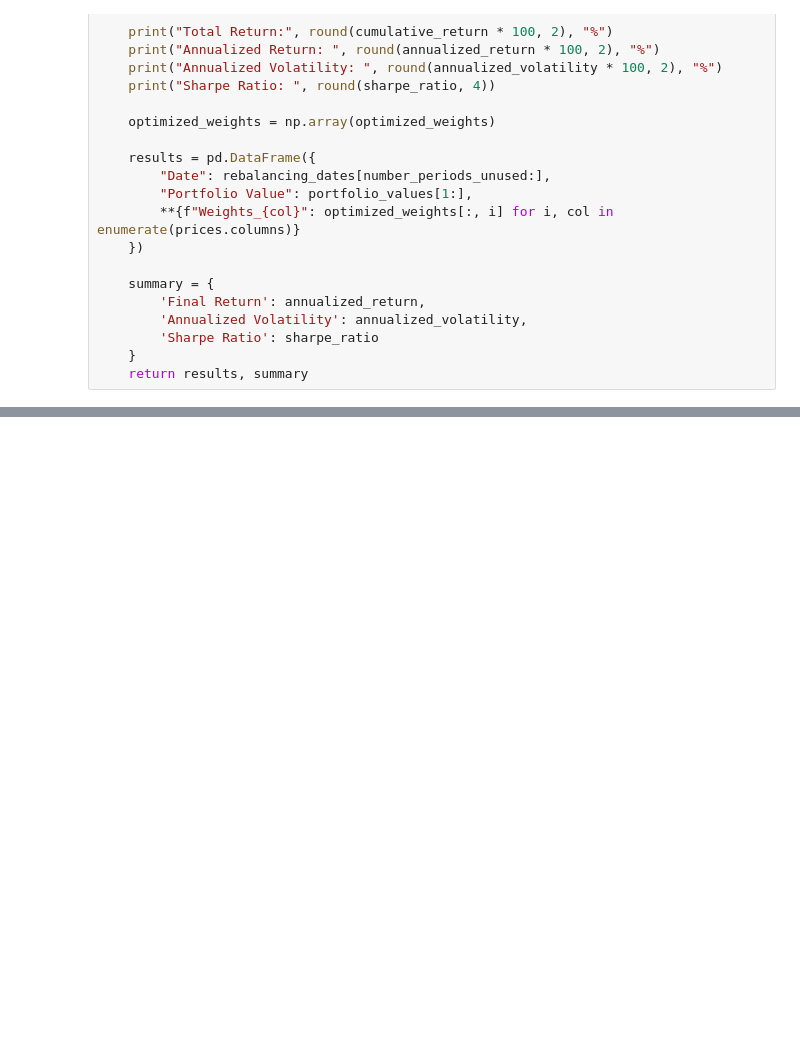
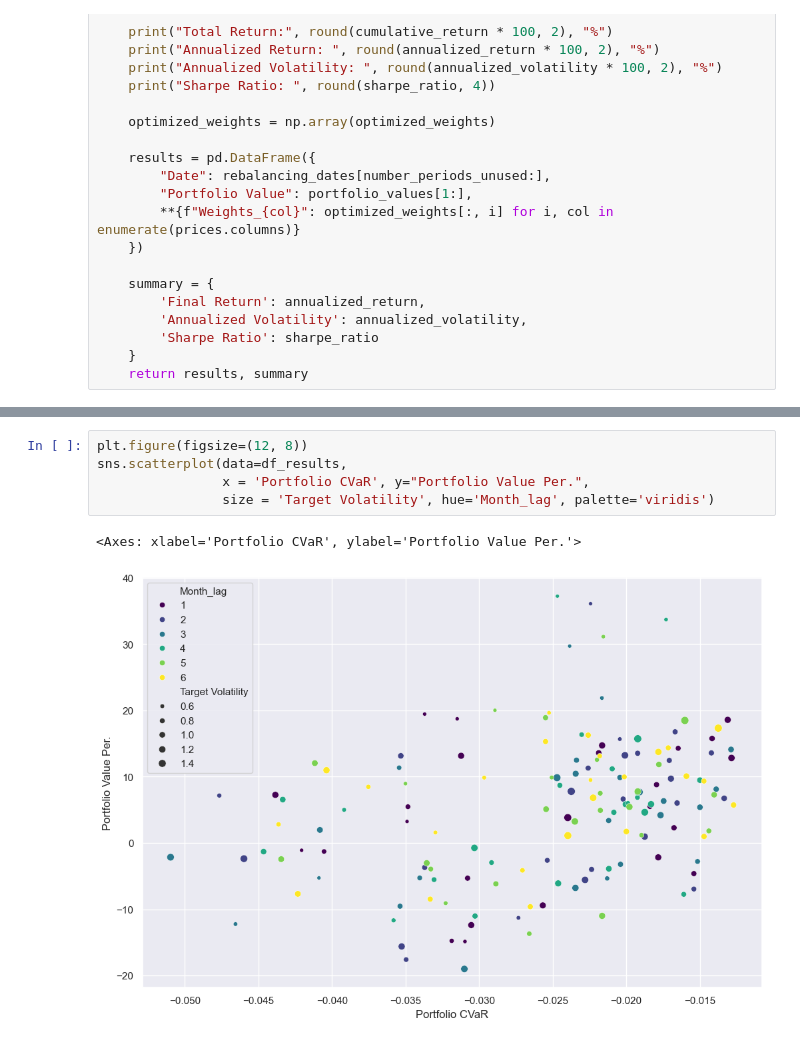
Before and after one commit to martinpasche/Portfolio-Management, a Jupyter notebook: LearningPortfolio.ipynb, the cells around one changed output, grey strips where cells are left out. Drawn from its saved outputs; the diff is of its cells as text; blank space fills up the shorter version.

```diff
--- a/LearningPortfolio.ipynb
+++ b/LearningPortfolio.ipynb
@@ -924,2 +968,10 @@ np.float64(-1.9688227847593387)
+# %%
+plt.figure(figsize=(12, 8))
+sns.scatterplot(data=df_results,
+                x = 'Portfolio CVaR', y="Portfolio Value Per.",
+                size = 'Target Volatility', hue='Month_lag', palette='viridis')
+# %% [output]
+<Axes: xlabel='Portfolio CVaR', ylabel='Portfolio Value Per.'>
+[figure, added]
 # %%
 sns.scatterplot(data=results[results['Portfolio Kelly'] < 2000],
```
Also changed, not shown: parts of 35 cells of this notebook, 1 other file.
